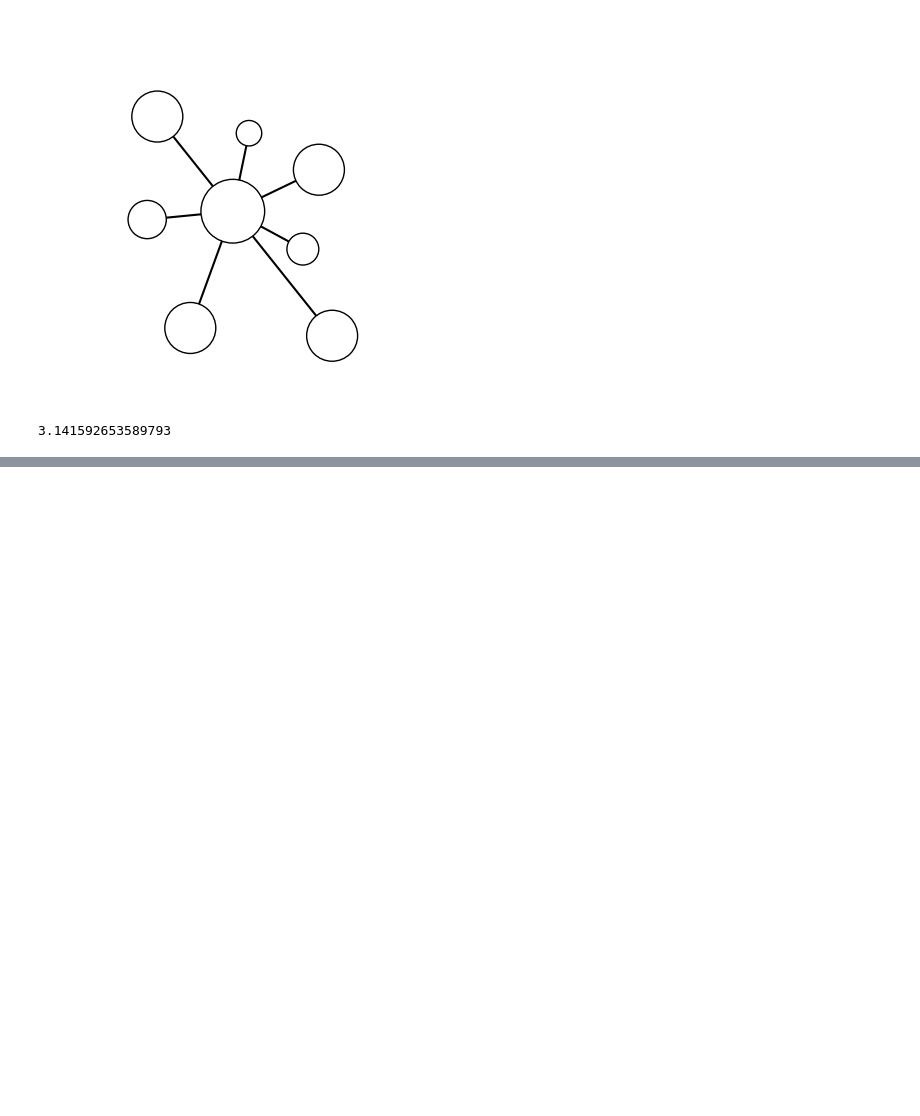
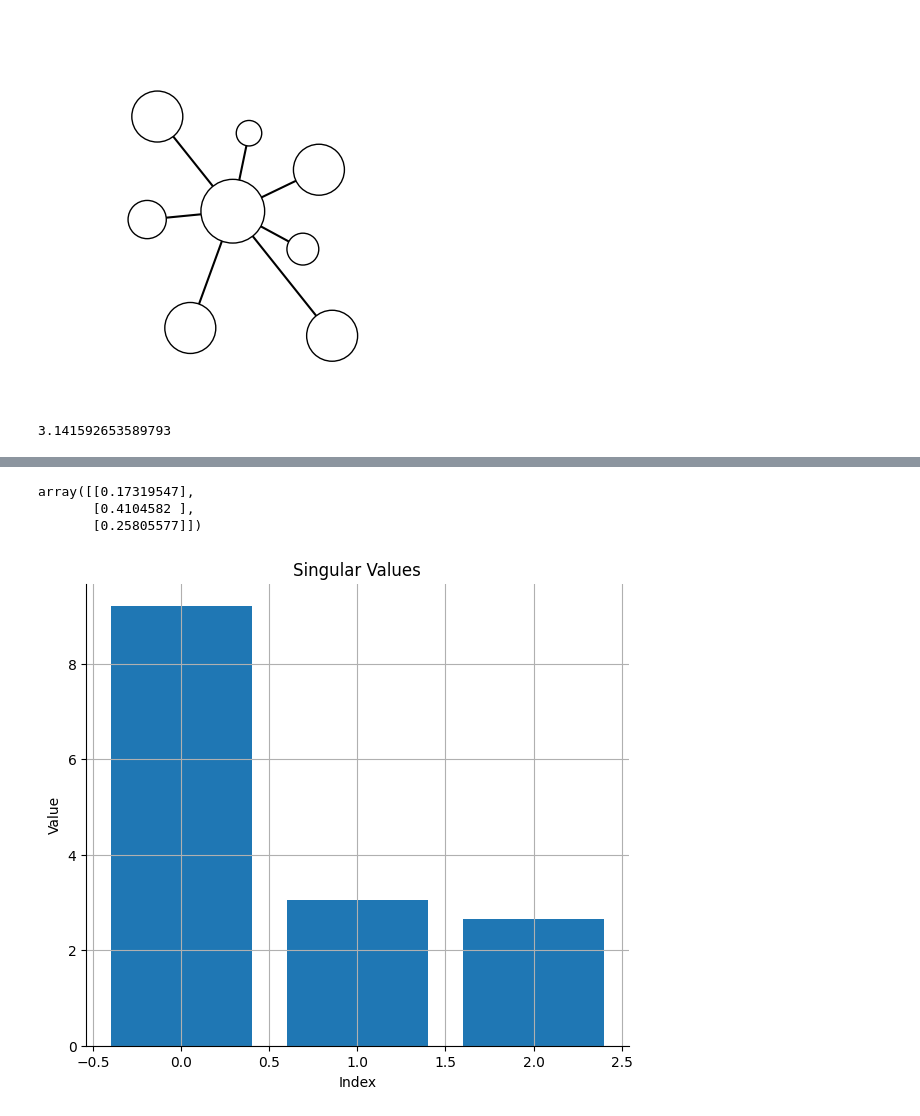
Before and after one commit to abikesa/workflow, a Jupyter notebook: _build/html/_sources/py.ipynb, the cells around one changed output, grey strips where cells are left out. Saved outputs shown, nothing was run; the diff lists cells and outputs as text; code cells hidden in the pictures; blank space fills up the shorter version.

```diff
--- a/_build/html/_sources/py.ipynb
+++ b/_build/html/_sources/py.ipynb
@@ -156,0 +246,30 @@ print(np.pi)
+# %%
+# Simulate data
+np.random.seed(0)
+X = np.random.rand(100, 3)
+Y = np.random.rand(100, 1)
+
+# Compute beta coefficient vector
+beta = np.linalg.inv(X.T @ X) @ X.T @ Y
+
+beta
+# %% [output]
+array([[0.17319547],
+       [0.4104582 ],
+       [0.25805577]])
+# %%
+# SVD
+U, Sigma, Vt = np.linalg.svd(X)
+
+# Visualize singular values
+plt.figure(figsize=(7, 6))
+plt.bar(range(len(Sigma)), Sigma)
+plt.title('Singular Values')
+plt.xlabel('Index')
+plt.ylabel('Value')
+plt.grid(True)
+plt.gca().spines['top'].set_visible(False)
+plt.gca().spines['right'].set_visible(False)
+plt.show()
+# %% [output]
+[figure, added]
```
Also changed, not shown: parts of 4 cells of this notebook, 24 other files.
